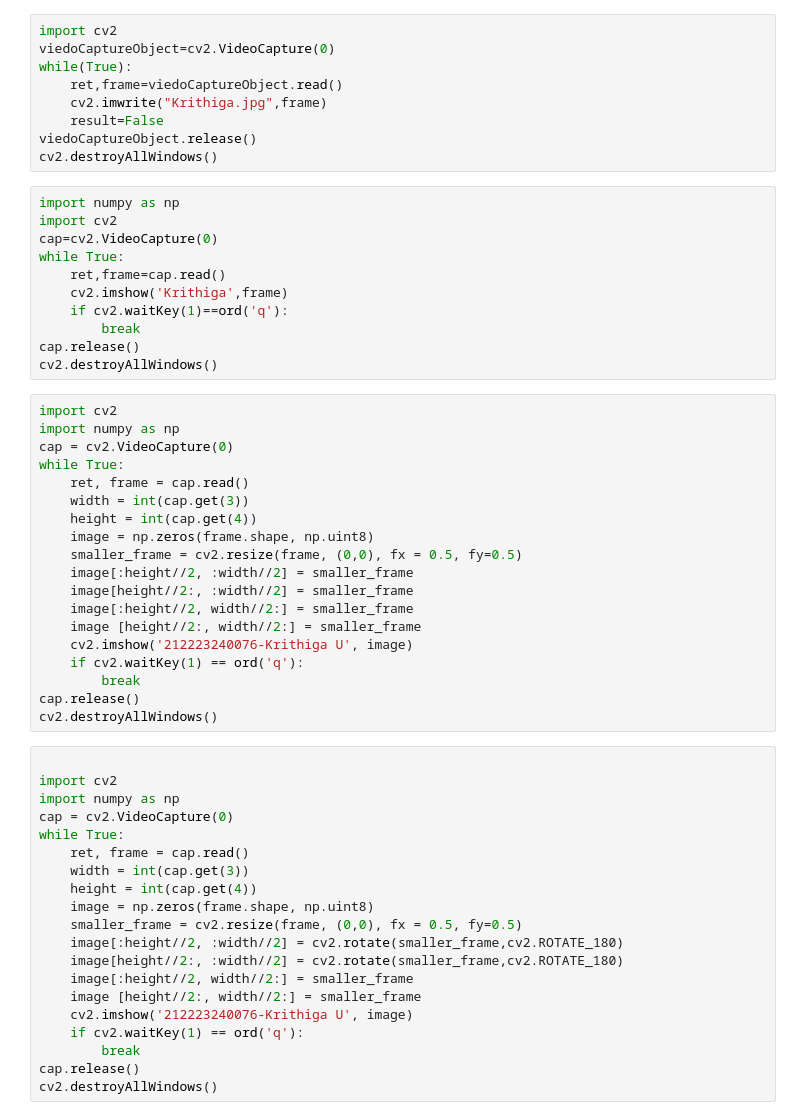
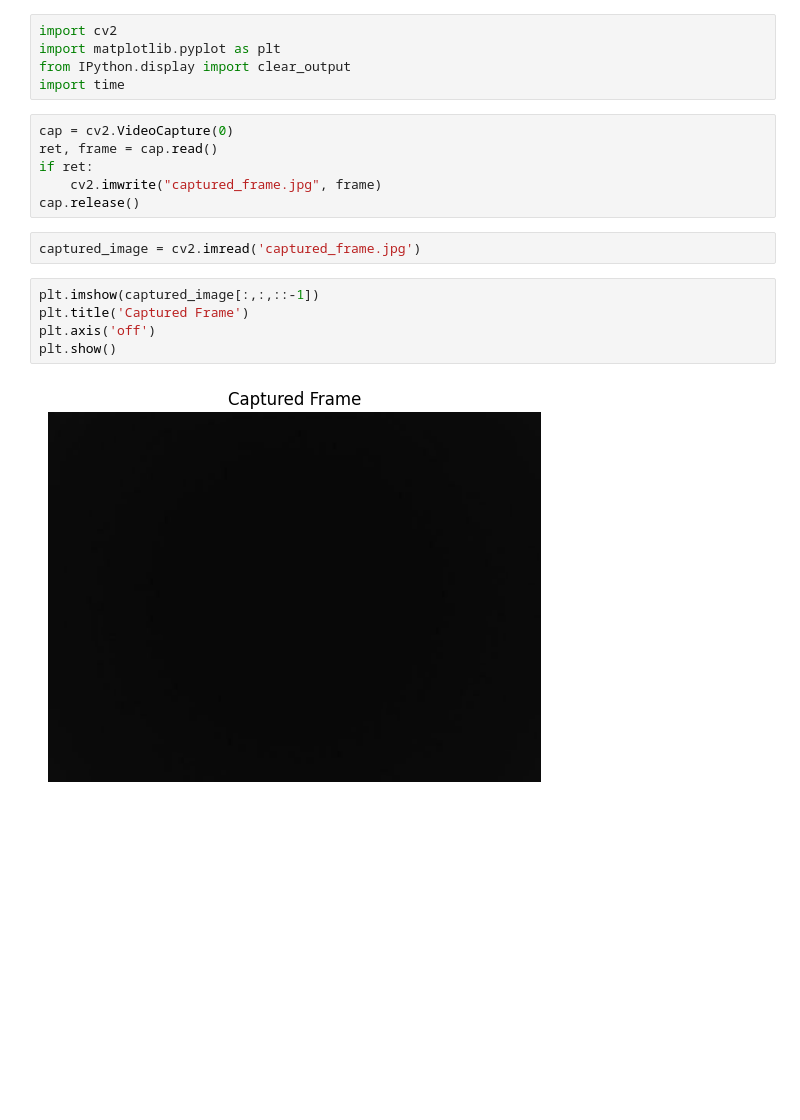
Before and after one commit to krithigau/Image_Acqusition-_using_Web_Camera, a Jupyter notebook: exp-2.ipynb, the cells around one changed output. Drawn from its saved outputs; the diff is of its cells as text; blank space fills up the shorter version.

```diff
--- a/exp-2.ipynb
+++ b/exp-2.ipynb
@@ -1,59 +1,20 @@
 # %%
 import cv2
-viedoCaptureObject=cv2.VideoCapture(0)
-while(True):
-    ret,frame=viedoCaptureObject.read()
-    cv2.imwrite("Krithiga.jpg",frame)
-    result=False
-viedoCaptureObject.release()
-cv2.destroyAllWindows()
+import matplotlib.pyplot as plt
+from IPython.display import clear_output
+import time
 # %%
-import numpy as np
-import cv2
-cap=cv2.VideoCapture(0)
-while True:
-    ret,frame=cap.read()
-    cv2.imshow('Krithiga',frame)
-    if cv2.waitKey(1)==ord('q'):
-        break
+cap = cv2.VideoCapture(0)
+ret, frame = cap.read()
+if ret:
+    cv2.imwrite("captured_frame.jpg", frame)
 cap.release()
-cv2.destroyAllWindows()
 # %%
-import cv2
-import numpy as np
-cap = cv2.VideoCapture(0)
-while True:
-    ret, frame = cap.read()
-    width = int(cap.get(3))
-    height = int(cap.get(4))
-    image = np.zeros(frame.shape, np.uint8)
-    smaller_frame = cv2.resize(frame, (0,0), fx = 0.5, fy=0.5)
-    image[:height//2, :width//2] = smaller_frame
-    image[height//2:, :width//2] = smaller_frame
-    image[:height//2, width//2:] = smaller_frame
-    image [height//2:, width//2:] = smaller_frame
-    cv2.imshow('212223240076-Krithiga U', image)
-    if cv2.waitKey(1) == ord('q'):
-        break
-cap.release()
-cv2.destroyAllWindows()
+captured_image = cv2.imread('captured_frame.jpg')
 # %%
-
-import cv2
-import numpy as np
-cap = cv2.VideoCapture(0)
-while True:
-    ret, frame = cap.read()
-    width = int(cap.get(3))
-    height = int(cap.get(4))
-    image = np.zeros(frame.shape, np.uint8)
-    smaller_frame = cv2.resize(frame, (0,0), fx = 0.5, fy=0.5)
-    image[:height//2, :width//2] = cv2.rotate(smaller_frame,cv2.ROTATE_180)
-    image[height//2:, :width//2] = cv2.rotate(smaller_frame,cv2.ROTATE_180)
-    image[:height//2, width//2:] = smaller_frame
-    image [height//2:, width//2:] = smaller_frame
-    cv2.imshow('212223240076-Krithiga U', image)
-    if cv2.waitKey(1) == ord('q'):
-        break
-cap.release()
-cv2.destroyAllWindows()
+plt.imshow(captured_image[:,:,::-1])
+plt.title('Captured Frame')
+plt.axis('off')
+plt.show()
+# %% [output]
+[figure, added]
```
Also changed, not shown: parts of 3 cells of this notebook.
